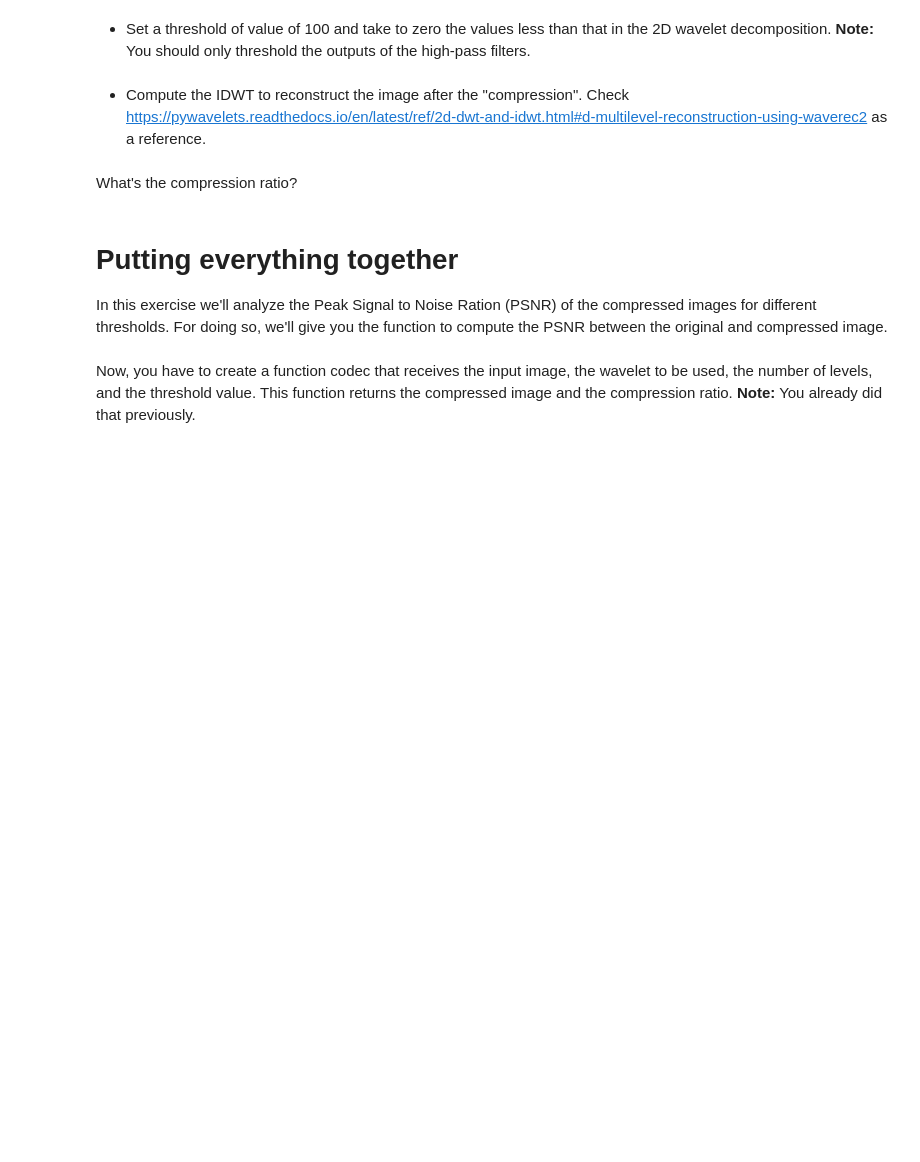
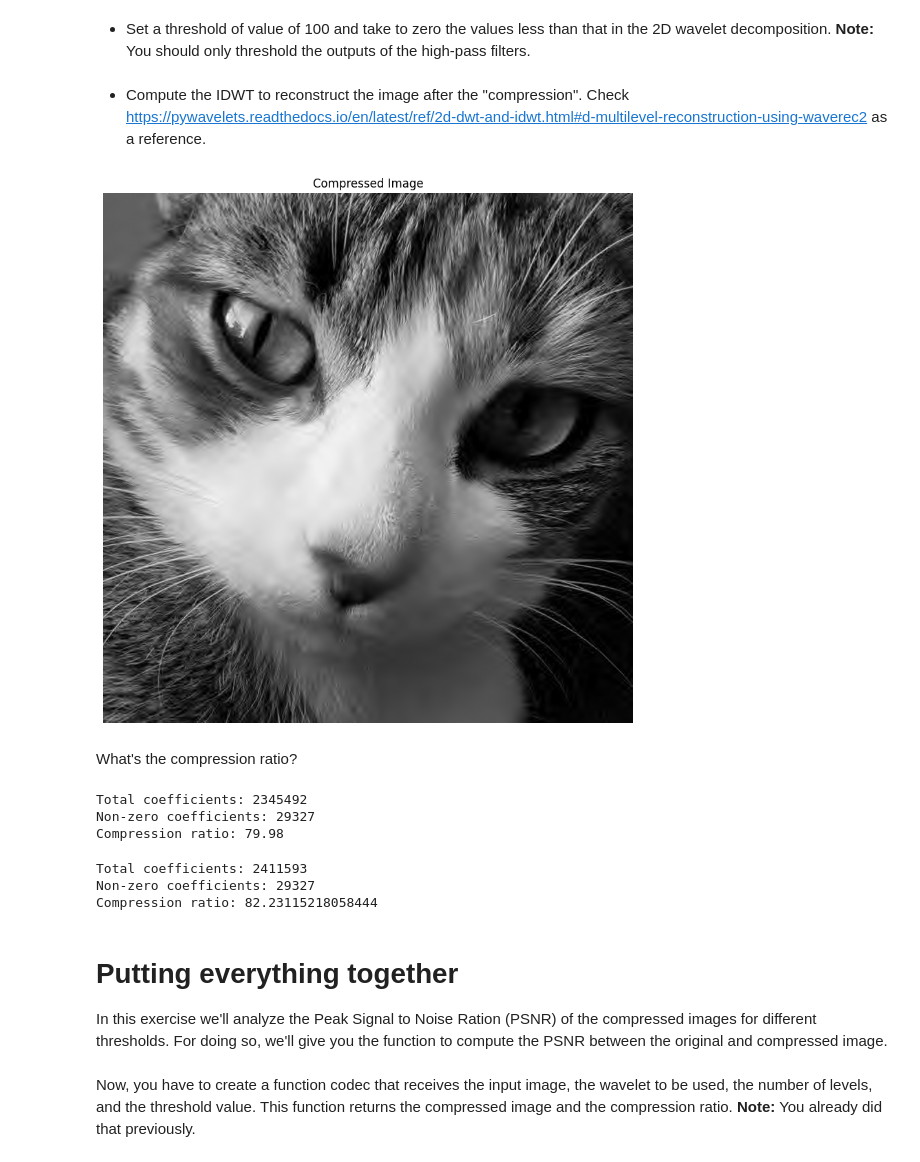
Before and after one commit to Brian0919/wavelet, a Jupyter notebook: TP_Wavelets_Students.ipynb, the cells around one changed output. Drawn from its saved outputs; the diff is of its cells as text; code cells hidden in the pictures; blank space fills up the shorter version.

```diff
--- a/TP_Wavelets_Students.ipynb
+++ b/TP_Wavelets_Students.ipynb
@@ -578,7 +587,7 @@ Now, you should compute the six-levels 2D wavelet decomposition of the input ima
 # %%
 # Your code here
 #six levels of decomposition of Daubechies wavelet
-coeffs = pywt.wavedec2(input_image, wavelet='db4', level=6)
+coeffs = pywt.wavedec2(input_image, wavelet='db6', level=6)
 # %% [markdown]
 * Set a threshold of value of 100 and take to zero the values less than that in the 2D wavelet decomposition. **Note:** You should only threshold the outputs of the high-pass filters.
 # %%
@@ -602,10 +611,12 @@ for (cH, cV, cD) in coeffs[1:]:
 * Compute the IDWT to reconstruct the image after the "compression". Check https://pywavelets.readthedocs.io/en/latest/ref/2d-dwt-and-idwt.html#d-multilevel-reconstruction-using-waverec2 as a reference.
 # %%
 # Your code here
-reconstructed = pywt.waverec2(new_coeffs, wavelet="db4")
+reconstructed = pywt.waverec2(new_coeffs, wavelet="db6")
 compressed_image = np.clip(reconstructed, 0, 255)
 
 #plot compressed image
 show_image(compressed_image, 'Compressed Image')
+# %% [output]
+[figure, added]
 # %% [markdown]
 What's the compression ratio?
@@ -615,3 +623,48 @@ What's the compression ratio?
+# %%
+# Your code here
+total_coef = input_image.size
+
+r_coef = np.count_nonzero(new_coeffs[0])
+
+for details in new_coeffs[1:]:
+    cH, cV, cD = details
+    r_coef += np.count_nonzero(cH)
+    r_coef += np.count_nonzero(cV)
+    r_coef += np.count_nonzero(cD)
+
+compression_ratio = total_coef/r_coef
+
+print("Total coefficients:", total_coef)
+print("Non-zero coefficients:", r_coef)
+print(f"Compression ratio: {compression_ratio:.2f}", )
+# %% [output]
+Total coefficients: 2345492
+Non-zero coefficients: 29327
+Compression ratio: 79.98
+# %%
+import numpy as np
+
+total_coeffs = 0
+nonzero_coeffs = 0
+
+for coeff in new_coeffs:
+    if isinstance(coeff, tuple):  # detail coefficients
+        for c in coeff:
+            total_coeffs += c.size
+            nonzero_coeffs += np.count_nonzero(c)
+    else:  # approximation coefficients
+        total_coeffs += coeff.size
+        nonzero_coeffs += np.count_nonzero(coeff)
+
+compression_ratio = total_coeffs / nonzero_coeffs
+
+print("Total coefficients:", total_coeffs)
+print("Non-zero coefficients:", nonzero_coeffs)
+print("Compression ratio:", compression_ratio)
+# %% [output]
+Total coefficients: 2411593
+Non-zero coefficients: 29327
+Compression ratio: 82.23115218058444
 # %% [markdown]
 # **Putting everything together**
 
```
Also changed, not shown: parts of 15 cells of this notebook, 1 other file.
